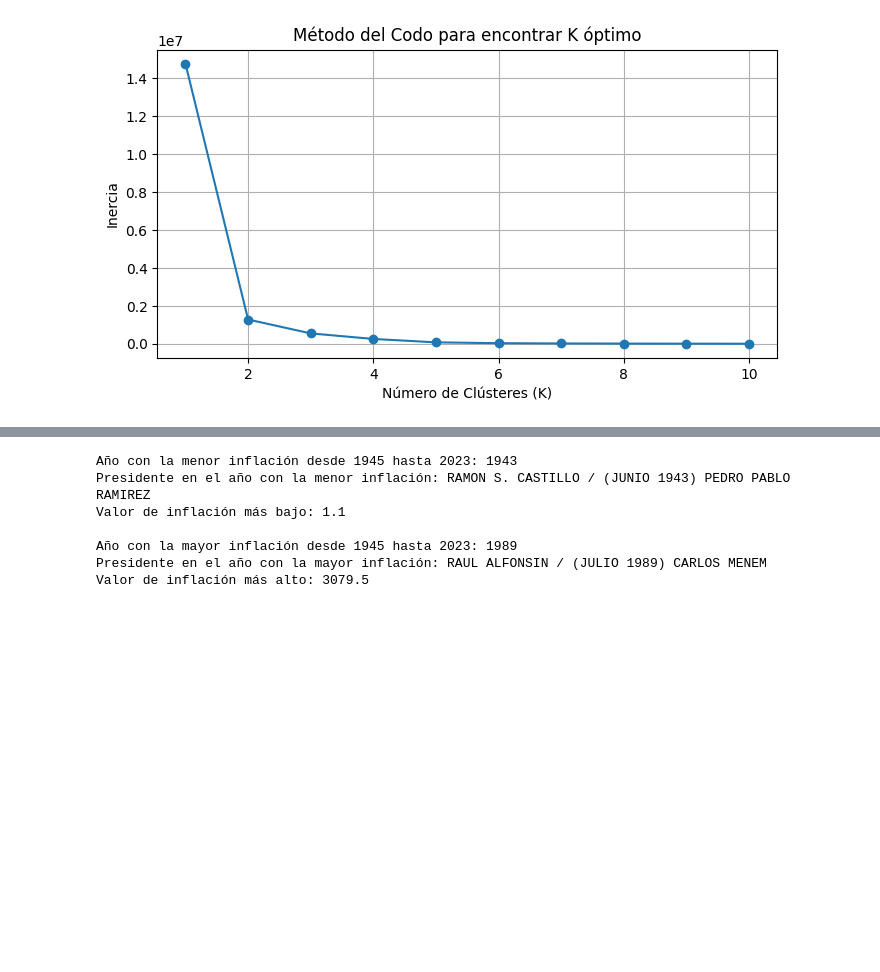
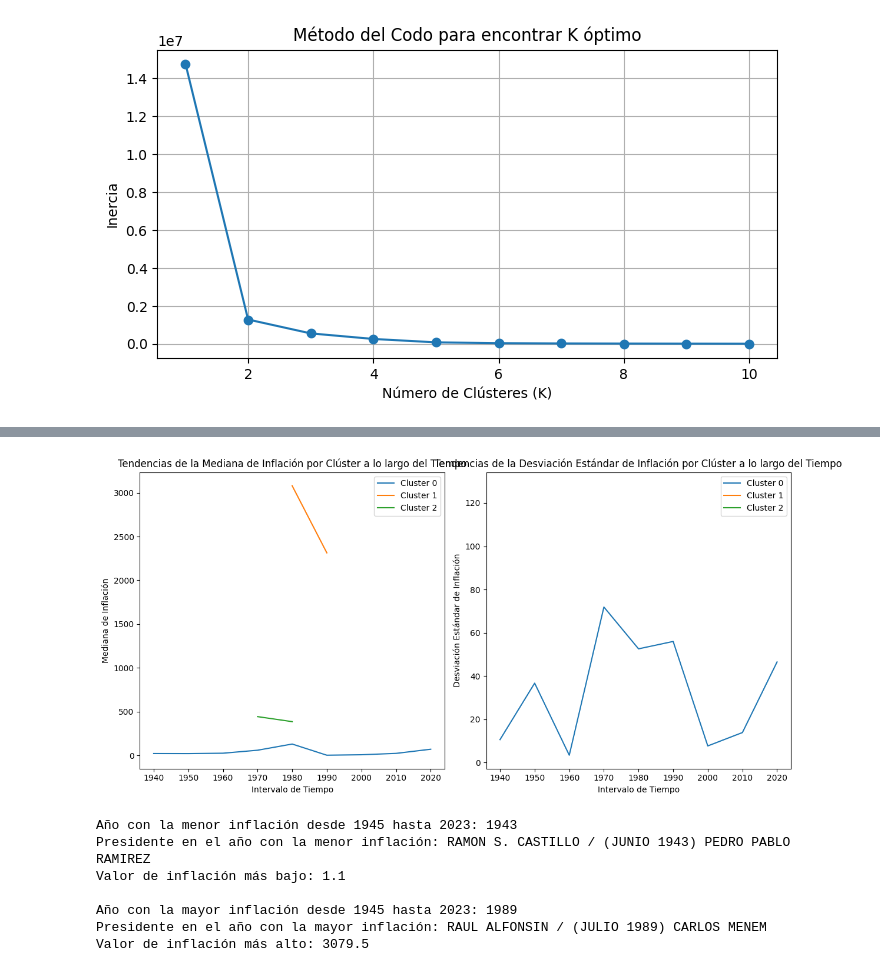
Before and after one commit to garciarubi/Grupo19-PP1, a Jupyter notebook: inflacionPIB.ipynb, the cells around one changed output, grey strips where cells are left out. Saved outputs shown, nothing was run; the diff lists cells and outputs as text; code cells hidden in the pictures; blank space fills up the shorter version.

```diff
--- a/inflacionPIB.ipynb
+++ b/inflacionPIB.ipynb
@@ -74,3 +248,54 @@ plt.show()
+# %%
+#calcular y visualizar las tendencias en la mediana y la desviación estándar de la inflación por clúster a lo largo de diferentes intervalos de tiempo
+import pandas as pd
+import matplotlib.pyplot as plt
+
+# Cargar el archivo CSV en un DataFrame
+df = pd.read_csv("inflacion_argentina_43-23.csv")
+
+# Selecciona la tasa de inflación como la característica a analizar
+X = df[['INFLACION']]
+
+# Añade las etiquetas de clúster a tus datos (asumiendo que ya has entrenado el modelo)
+df['cluster'] = kmeans.labels_
+
+# Divide los datos por intervalos de tiempo (por ejemplo, cada 10 años)
+years_interval = 10
+df['AÑO'] = pd.to_datetime(df['AÑO'], format='%Y')
+df['Intervalo de Tiempo'] = df['AÑO'].dt.year // years_interval * years_interval
+
+# Calcula estadísticas resumen para cada clúster en cada intervalo de tiempo
+summary_stats = df.groupby(['cluster', 'Intervalo de Tiempo'])['INFLACION'].agg(['median', 'std']).reset_index()
+
+# Visualiza las tendencias en la mediana y la desviación estándar
+plt.figure(figsize=(12, 6))
+
+# Gráfico de líneas para la mediana de inflación por clúster
+plt.subplot(1, 2, 1)
+for cluster in summary_stats['cluster'].unique():
+    cluster_data = summary_stats[summary_stats['cluster'] == cluster]
+    plt.plot(cluster_data['Intervalo de Tiempo'], cluster_data['median'], label=f'Cluster {cluster}')
+
+plt.xlabel('Intervalo de Tiempo')
+plt.ylabel('Mediana de Inflación')
+plt.title('Tendencias de la Mediana de Inflación por Clúster a lo largo del Tiempo')
+plt.legend()
+
+# Gráfico de líneas para la desviación estándar de inflación por clúster
+plt.subplot(1, 2, 2)
+for cluster in summary_stats['cluster'].unique():
+    cluster_data = summary_stats[summary_stats['cluster'] == cluster]
+    plt.plot(cluster_data['Intervalo de Tiempo'], cluster_data['std'], label=f'Cluster {cluster}')
+
+plt.xlabel('Intervalo de Tiempo')
+plt.ylabel('Desviación Estándar de Inflación')
+plt.title('Tendencias de la Desviación Estándar de Inflación por Clúster a lo largo del Tiempo')
+plt.legend()
+
+plt.tight_layout()
+plt.show()
+# %% [output]
+[figure, added]
 # %%
 import pandas as pd
 from sklearn.cluster import KMeans
```
Also changed, not shown: parts of 6 cells of this notebook.
